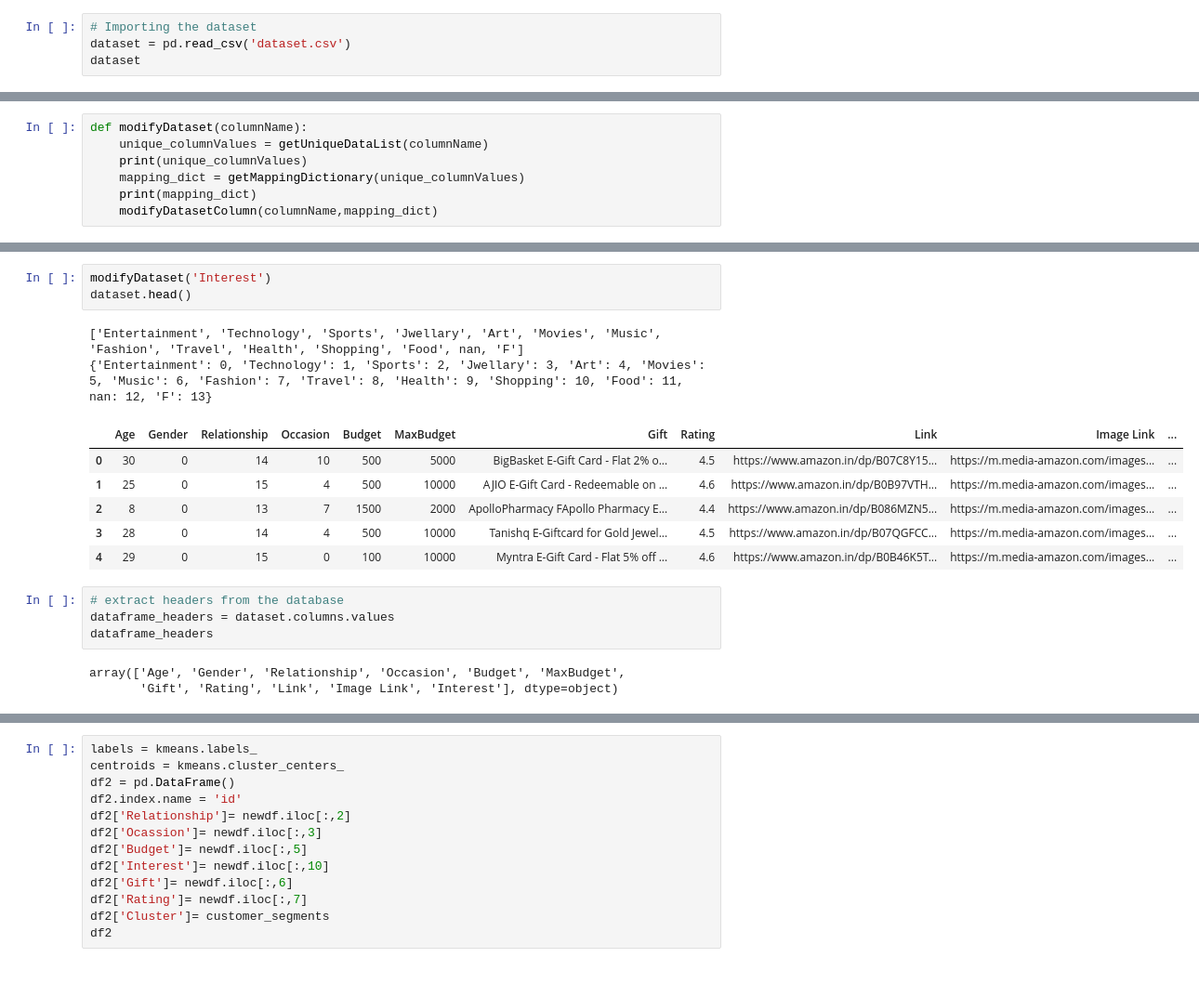
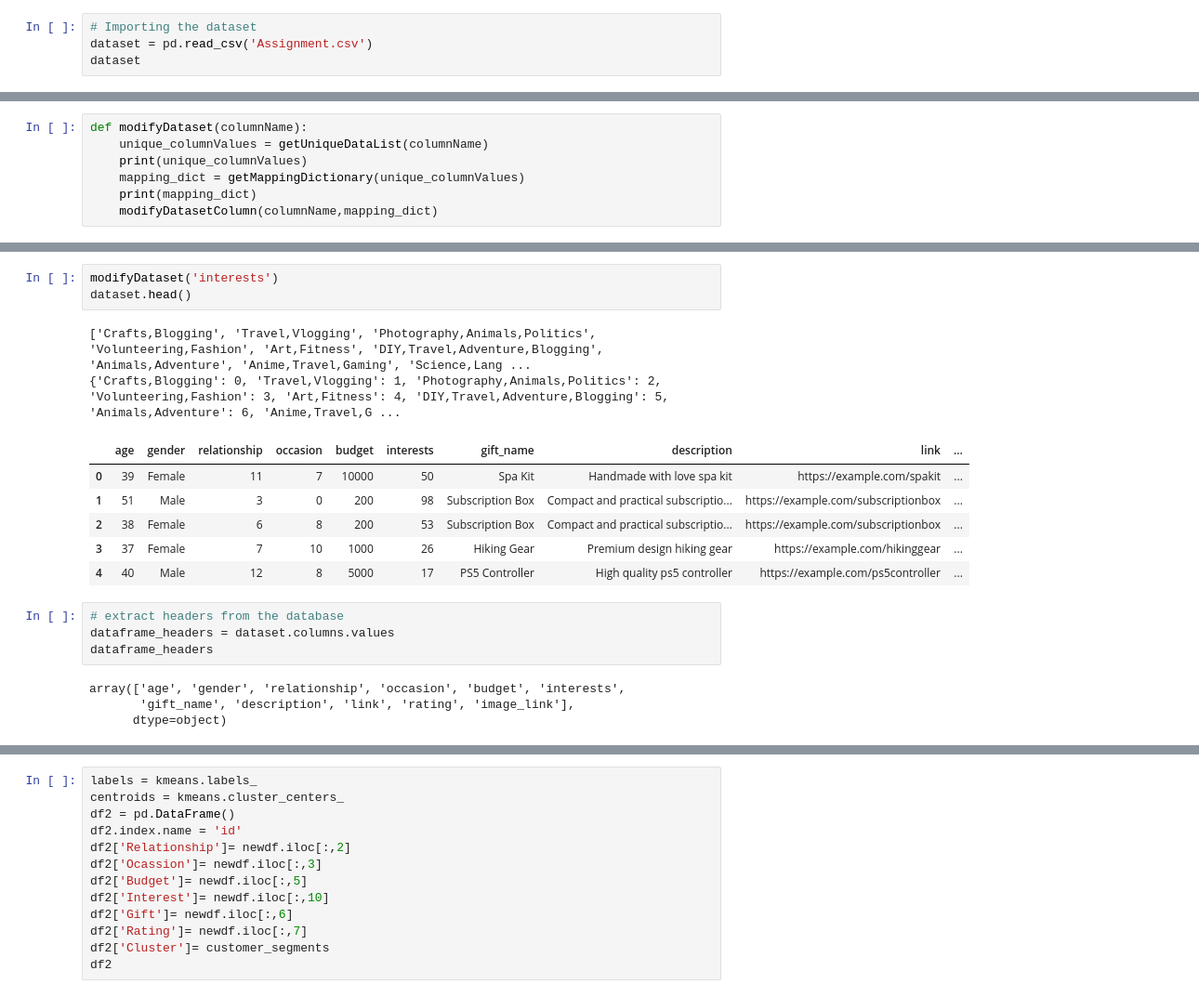
Before and after one commit to Aniket52kr/gift-recommendation, a Jupyter notebook: k_means_newdataset.ipynb, the cells around one changed output, grey strips where cells are left out. Shown at 93% size. Saved outputs shown, nothing was run; the diff lists cells and outputs as text.

```diff
--- a/k_means_newdataset.ipynb
+++ b/k_means_newdataset.ipynb
@@ -13,6 +73,6 @@ user_input
 import pandas as pd
 # %%
 # Importing the dataset
-dataset = pd.read_csv('dataset.csv')
+dataset = pd.read_csv('Assignment.csv')
 dataset
 # %% [output]
@@ -100,22 +153,23 @@ dataset.head()
 # %%
-modifyDataset('Interest')
+modifyDataset('interests')
 dataset.head()
 # %% [output]
-['Entertainment', 'Technology', 'Sports', 'Jwellary', 'Art', 'Movies', 'Music', 'Fashion', 'Travel', 'Health', 'Shopping', 'Food', nan, 'F']
-{'Entertainment': 0, 'Technology': 1, 'Sports': 2, 'Jwellary': 3, 'Art': 4, 'Movies': 5, 'Music': 6, 'Fashion': 7, 'Travel': 8, 'Health': 9, 'Shopping': 10, 'Food': 11, nan: 12, 'F': 13}
+['Crafts,Blogging', 'Travel,Vlogging', 'Photography,Animals,Politics', 'Volunteering,Fashion', 'Art,Fitness', 'DIY,Travel,Adventure,Blogging', 'Animals,Adventure', 'Anime,Travel,Gaming', 'Science,Lang ...
+{'Crafts,Blogging': 0, 'Travel,Vlogging': 1, 'Photography,Animals,Politics': 2, 'Volunteering,Fashion': 3, 'Art,Fitness': 4, 'DIY,Travel,Adventure,Blogging': 5, 'Animals,Adventure': 6, 'Anime,Travel,G ...
-|  | Age | Gender | Relationship | Occasion | Budget | MaxBudget | Gift | Rating | Link | Image Link | ... |
-| 0 | 30 | 0 | 14 | 10 | 500 | 5000 | BigBasket E-Gift Card - Flat 2% o... | 4.5 | https://www.amazon.in/dp/B07C8Y15... | https://m.media-amazon.com/images... | ... |
-| 1 | 25 | 0 | 15 | 4 | 500 | 10000 | AJIO E-Gift Card - Redeemable on ... | 4.6 | https://www.amazon.in/dp/B0B97VTH... | https://m.media-amazon.com/images... | ... |
-| 2 | 8 | 0 | 13 | 7 | 1500 | 2000 | ApolloPharmacy FApollo Pharmacy E... | 4.4 | https://www.amazon.in/dp/B086MZN5... | https://m.media-amazon.com/images... | ... |
-| 3 | 28 | 0 | 14 | 4 | 500 | 10000 | Tanishq E-Giftcard for Gold Jewel... | 4.5 | https://www.amazon.in/dp/B07QGFCC... | https://m.media-amazon.com/images... | ... |
-| 4 | 29 | 0 | 15 | 0 | 100 | 10000 | Myntra E-Gift Card - Flat 5% off ... | 4.6 | https://www.amazon.in/dp/B0B46K5T... | https://m.media-amazon.com/images... | ... |
+|  | age | gender | relationship | occasion | budget | interests | gift_name | description | link | ... |
+| 0 | 39 | Female | 11 | 7 | 10000 | 50 | Spa Kit | Handmade with love spa kit | https://example.com/spakit | ... |
+| 1 | 51 | Male | 3 | 0 | 200 | 98 | Subscription Box | Compact and practical subscriptio... | https://example.com/subscriptionbox | ... |
+| 2 | 38 | Female | 6 | 8 | 200 | 53 | Subscription Box | Compact and practical subscriptio... | https://example.com/subscriptionbox | ... |
+| 3 | 37 | Female | 7 | 10 | 1000 | 26 | Hiking Gear | Premium design hiking gear | https://example.com/hikinggear | ... |
+| 4 | 40 | Male | 12 | 8 | 5000 | 17 | PS5 Controller | High quality ps5 controller | https://example.com/ps5controller | ... |
 # %%
 # extract headers from the database
 dataframe_headers = dataset.columns.values
 dataframe_headers
 # %% [output]
-array(['Age', 'Gender', 'Relationship', 'Occasion', 'Budget', 'MaxBudget',
-       'Gift', 'Rating', 'Link', 'Image Link', 'Interest'], dtype=object)
+array(['age', 'gender', 'relationship', 'occasion', 'budget', 'interests',
+       'gift_name', 'description', 'link', 'rating', 'image_link'],
+      dtype=object)
 # %%
 
 # drop unnecessary columns from dataframe
```
Also changed, not shown: parts of 14 cells of this notebook, 5 other files.
